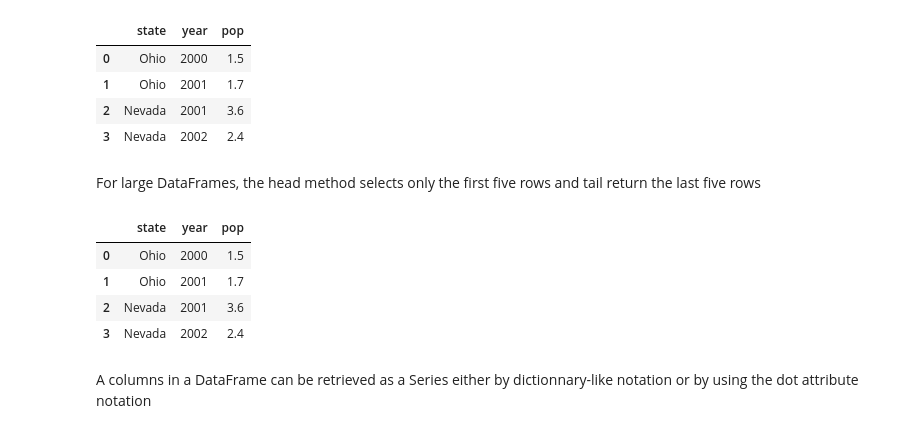
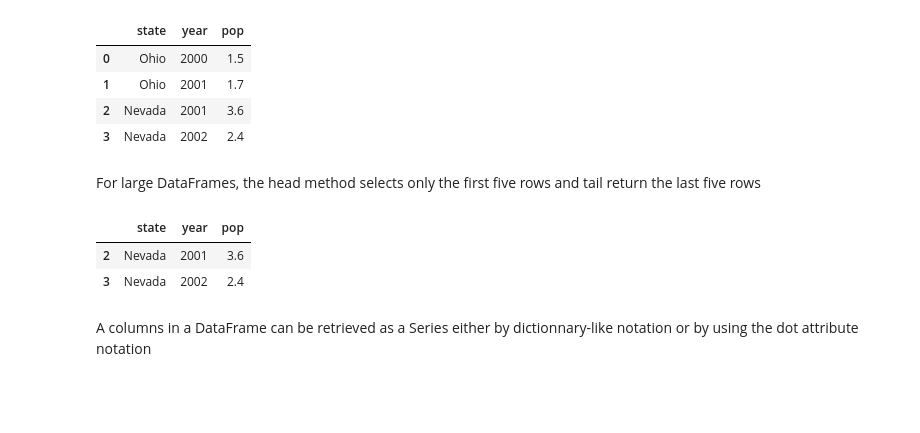
Before and after one commit to data-corentinv/ensp-data-analysis-univ-lille, a Jupyter notebook: notebooks/Getting Started with Pandas.ipynb, the cells around one changed output. Drawn from its saved outputs; the diff is of its cells as text; code cells hidden in the pictures; blank space fills up the shorter version.

```diff
--- a/notebooks/Getting Started with Pandas.ipynb
+++ b/notebooks/Getting Started with Pandas.ipynb
@@ -103,12 +128,10 @@ frame
 # %% [markdown]
 For large DataFrames, the head method selects only the first five rows and tail return the last five rows
 # %%
-frame.head()
-# frame.tail()
+# frame.head(2)
+frame.tail(2)
 # %% [output]
 |  | state | year | pop |
-| 0 | Ohio | 2000 | 1.5 |
-| 1 | Ohio | 2001 | 1.7 |
 | 2 | Nevada | 2001 | 3.6 |
 | 3 | Nevada | 2002 | 2.4 |
 # %% [markdown]
```
Also changed, not shown: parts of 14 cells of this notebook, 1 other file.
